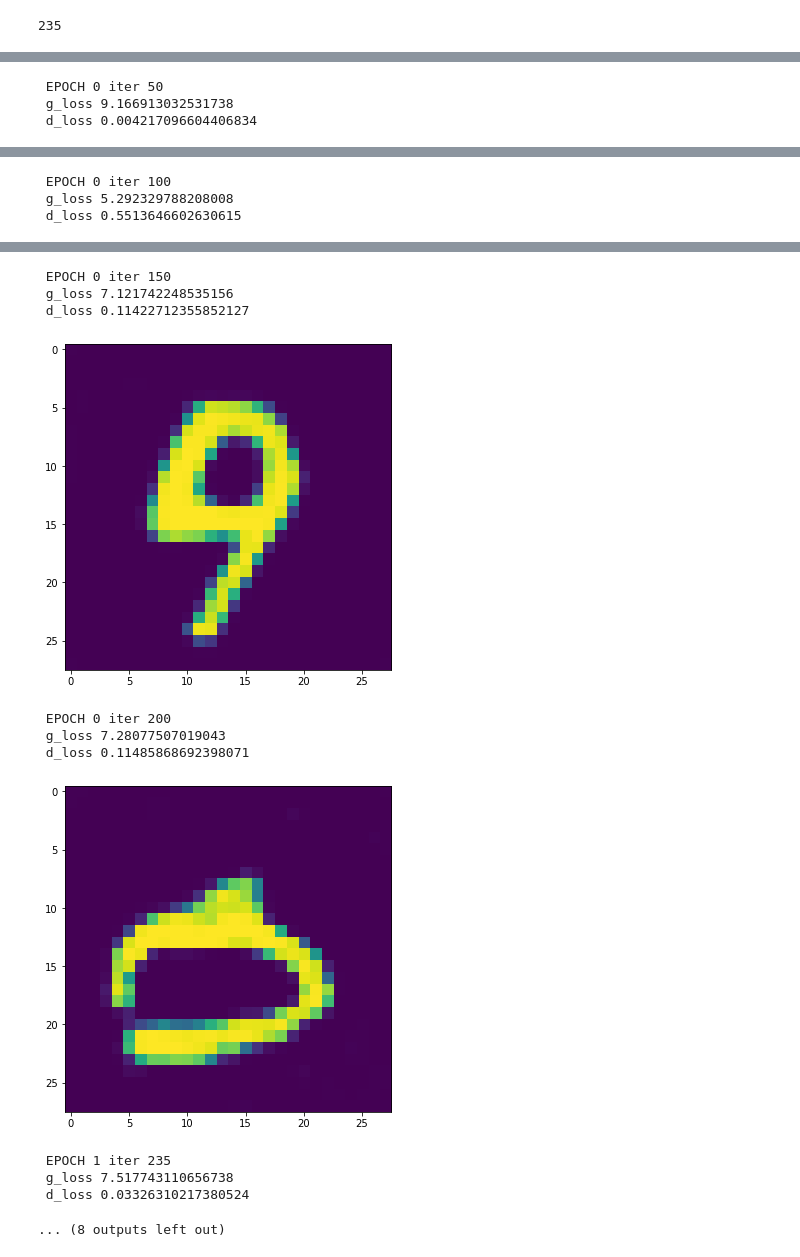
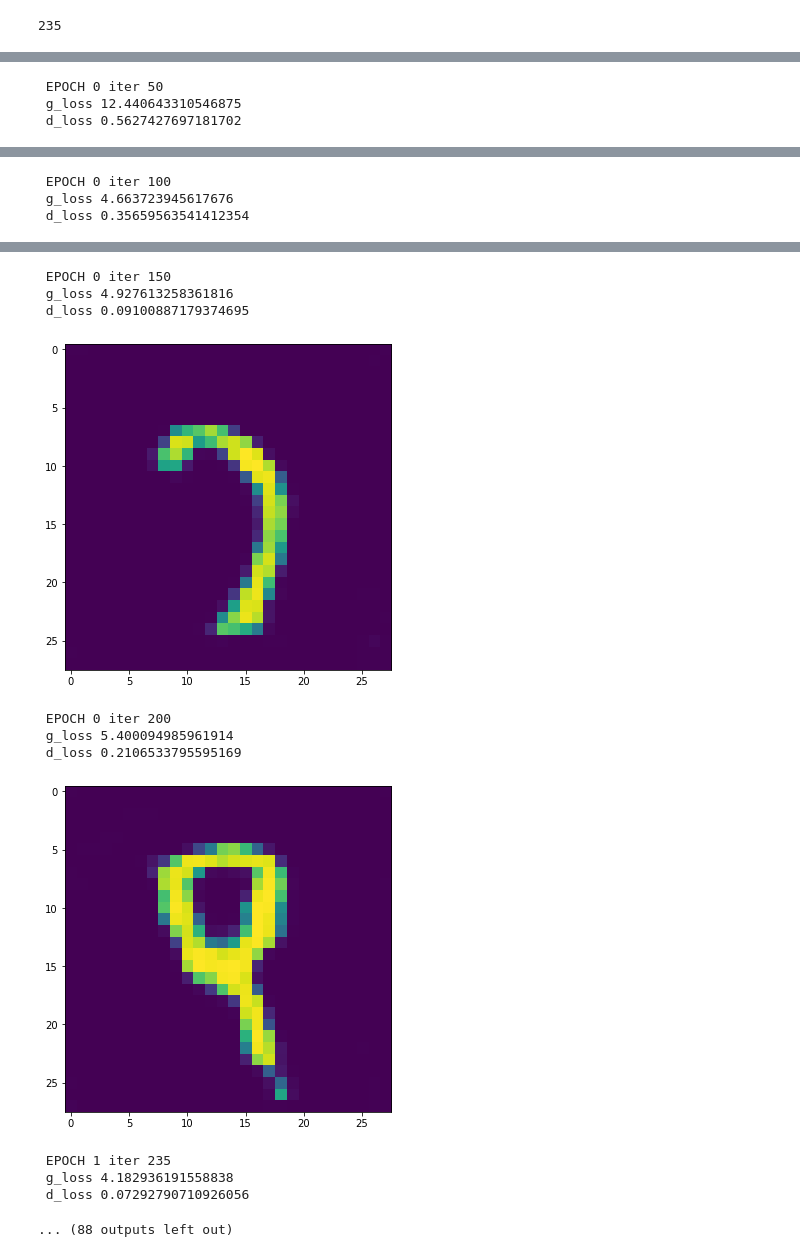
Before and after one commit to luundbr/algos, a Jupyter notebook: gan.ipynb, the cells around one changed output, grey strips where cells are left out. Drawn from its saved outputs; the diff is of its cells as text; code cells hidden in the pictures.

```diff
--- a/gan.ipynb
+++ b/gan.ipynb
@@ -81,26 +83,28 @@ torch.Size([1, 28, 28])
 # %%
+lin_out = 32 * 10 * 10
+
 class G(nn.Module):
 	def __init__(self):
 		super(G, self).__init__()
 
 		self.lin = nn.Sequential(
-			nn.Linear(400, 3136),
-			nn.BatchNorm1d(3136),
-			nn.ELU()
+			nn.Linear(GEN_INP_DIM, lin_out),
+			nn.BatchNorm1d(lin_out),
+			nn.ELU(),
 		)
 
 		self.deconvs = nn.Sequential(
-			nn.ConvTranspose2d(64, 128, 10),
-			nn.BatchNorm2d(128),
+			nn.ConvTranspose2d(32, 32, 7),
+			nn.BatchNorm2d(32),
 			nn.ELU(),
 
-			nn.ConvTranspose2d(128, 1, 13),
+			nn.ConvTranspose2d(32, 1, 13),
 			nn.Tanh()
 		)
 
 	def forward(self, x):
 		x = self.lin(x)
-		x = x.reshape(BATCH, 64, 7, 7)
+		x = x.reshape(BATCH, 32, 10, 10)
 		x = self.deconvs(x)
 
 		return x
@@ -128,16 +132,16 @@ class D(nn.Module):
 		super(D, self).__init__()
 
 		self.convs = nn.Sequential(
-			nn.Conv2d(1, 64, 5),
-			nn.BatchNorm2d(64),
+			nn.Conv2d(1, 32, 5),
+			nn.BatchNorm2d(32),
 			nn.ELU(),
 
-			nn.Conv2d(64, 128, 5),
-			nn.BatchNorm2d(128),
+			nn.Conv2d(32, 32, 5),
+			nn.BatchNorm2d(32),
 			nn.ELU(),
 		)
 
-		self.classifier = nn.Sequential(nn.Linear(128 * 20 * 20, 1), nn.Sigmoid())
+		self.classifier = nn.Sequential(nn.Linear(32 * 20 * 20, 1), nn.Sigmoid())
 
 	def forward(self, x):
 		x = self.convs(x)
@@ -154,13 +158,13 @@ bce = nn.BCELoss().to(DEVICE)
 g_optim = optim.Adam(generator.parameters(), lr=0.001, betas=(0.5, 0.999)) # 3e-4
 d_optim = optim.Adam(discriminator.parameters(), lr=0.001, betas=(0.5, 0.999)) # 1e-5
 
-EPOCHS = 2
+EPOCHS = 10
 
 d_losses = []
 g_losses = []
 # %%
 def get_noise():
-  n = torch.randn(BATCH, 400).to(DEVICE)
+  n = torch.randn(BATCH, GEN_INP_DIM).to(DEVICE)
   return n
 # %%
 def test_render(g):
@@ -175,10 +179,5 @@ imshow(test_render(generator))
 # %%
-# todo: try training on each number individually
-
 figsize(6, 6)
-
-ns1 = 12
-ns2 = 12
 
 j = 0
 for epoch in trange(EPOCHS):
@@ -242,3 +241,3 @@ for epoch in trange(EPOCHS):
  EPOCH 0 iter 50
- g_loss 9.166913032531738
- d_loss 0.004217096604406834
+ g_loss 12.440643310546875
+ d_loss 0.5627427697181702
@@ -246,3 +245,3 @@ for epoch in trange(EPOCHS):
  EPOCH 0 iter 100
- g_loss 5.292329788208008
- d_loss 0.5513646602630615
+ g_loss 4.663723945617676
+ d_loss 0.35659563541412354
@@ -250,15 +249,15 @@ for epoch in trange(EPOCHS):
  EPOCH 0 iter 150
- g_loss 7.121742248535156
- d_loss 0.11422712355852127
+ g_loss 4.927613258361816
+ d_loss 0.09100887179374695
-[figure, old version]
+[figure, new version]
  EPOCH 0 iter 200
- g_loss 7.28077507019043
- d_loss 0.11485868692398071
+ g_loss 5.400094985961914
+ d_loss 0.2106533795595169
-[figure, old version]
+[figure, new version]
  EPOCH 1 iter 235
- g_loss 7.517743110656738
- d_loss 0.03326310217380524
+ g_loss 4.182936191558838
+ d_loss 0.07292790710926056
-... (8 outputs left out)
+... (88 outputs left out)
 # %%
 print(g_losses[0])
 print(d_losses[1])
```
Also changed, not shown: parts of 12 cells of this notebook.
